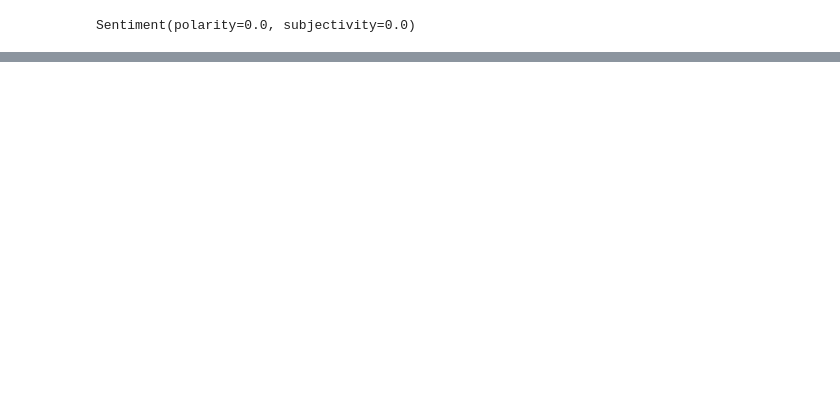
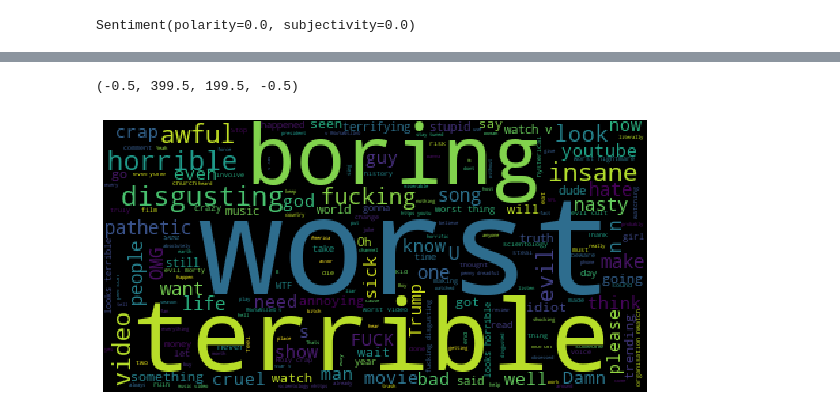
Before and after one commit to MiskaturRahman/Data-Science-PortFolio, a Jupyter notebook: youtube Case study/youtube_analysis.ipynb, the cells around one changed output, grey strips where cells are left out. Saved outputs shown, nothing was run; the diff lists cells and outputs as text; code cells hidden in the pictures; blank space fills up the shorter version.

Commit message:
did wordcloud, stopword in youtube comment analysis

```diff
--- a/youtube Case study/youtube_analysis.ipynb
+++ b/youtube Case study/youtube_analysis.ipynb
@@ -54,0 +58,8 @@ Sentiment(polarity=0.0, subjectivity=0.0)
+# %%
+# test all comments; testing user sentiment
+polarity=[]
+for comment in comments['comment_text']:
+    try:
+         polarity.append(TextBlob(comment).sentiment.polarity)
+    except:
+        polarity.append(0)
@@ -54,0 +70,2 @@ Sentiment(polarity=0.0, subjectivity=0.0)
+# %%
+comments['polarity'] = polarity
@@ -54,0 +89,3 @@ Sentiment(polarity=0.0, subjectivity=0.0)
+# %%
+# check negative comments
+comments_negative = comments[comments['polarity'] == -1]
@@ -54,0 +134,4 @@ Sentiment(polarity=0.0, subjectivity=0.0)
+# %%
+# joining all rows in one
+total_negative_comments = ' '.join(comments_negative['comment_text'])
+total_positive_comments = ' '.join(comments_positive['comment_text'])
@@ -54,0 +145,12 @@ Sentiment(polarity=0.0, subjectivity=0.0)
+# %%
+# passing to wordcloud to check all NEGATIVE WORDS
+wordcloud = WordCloud(stopwords = set(STOPWORDS)).generate(total_negative_comments)
+# customizing figure size
+plt.figure(figsize=(20,5))
+# showcase wordcloud
+plt.imshow(wordcloud)
+# disable axis labels
+plt.axis('off')
+# %% [output]
+(-0.5, 399.5, 199.5, -0.5)
+[figure, added]
```
Also changed, not shown: parts of 15 cells of this notebook.
